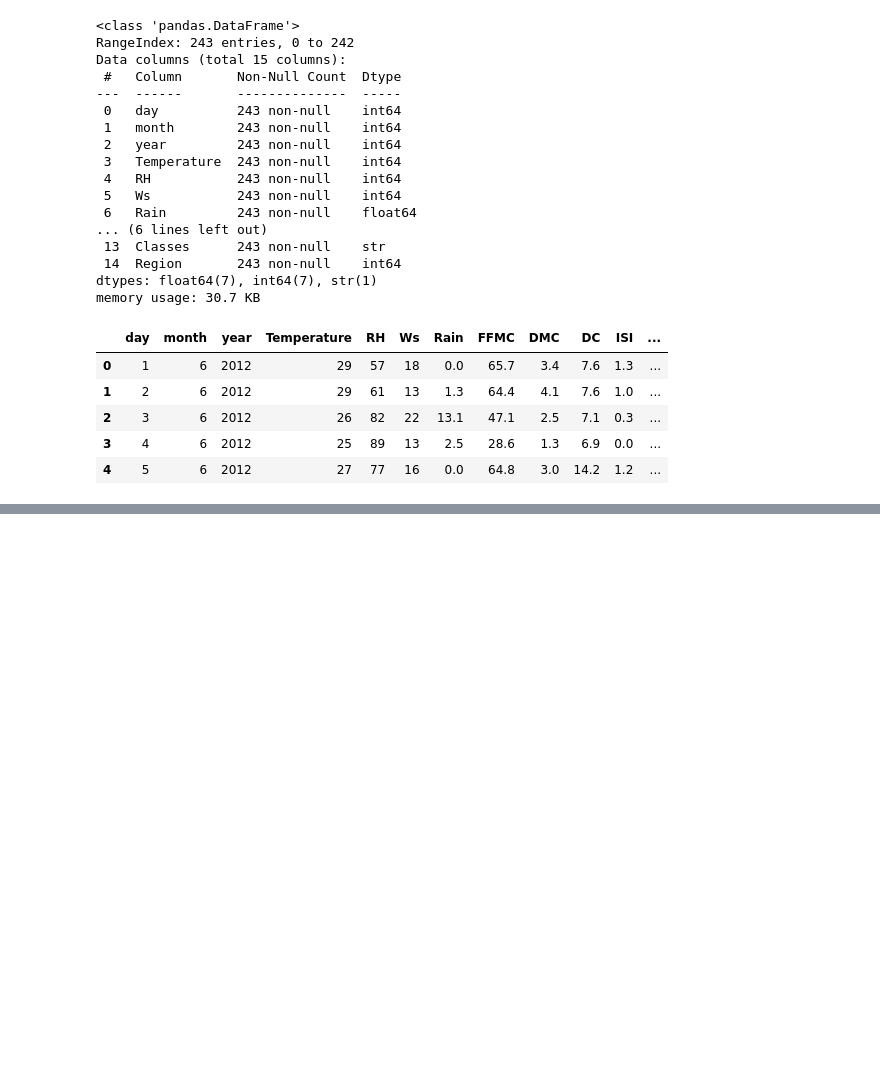
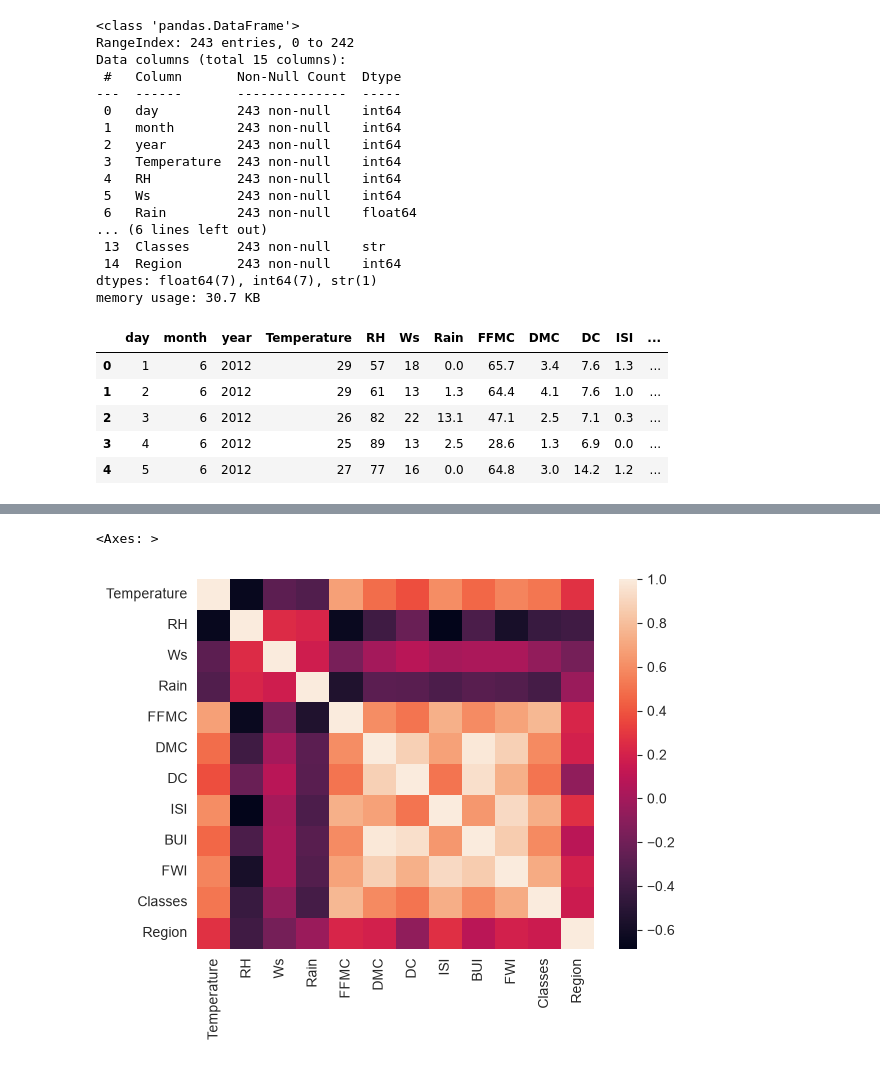
Before and after one commit to SVyeole08/Machine-Learning, a Jupyter notebook: 4_Ridge_Lasso_Regression.ipynb, the cells around one changed output, grey strips where cells are left out. Cells and saved outputs as stored; diff of their text form; code cells hidden in the pictures; blank space fills up the shorter version.

```diff
--- a/4_Ridge_Lasso_Regression.ipynb
+++ b/4_Ridge_Lasso_Regression.ipynb
@@ -176,0 +241,8 @@ frst.to_csv('Datasets/Algerian_forest_fires_cleaned.csv',index=False)
+# %%
+# Correlation
+
+crr = frst_copy.corr()
+sns.heatmap(crr)
+# %% [output]
+<Axes: >
+[figure, added]
```
Also changed, not shown: parts of 13 cells of this notebook, 1 other file.
